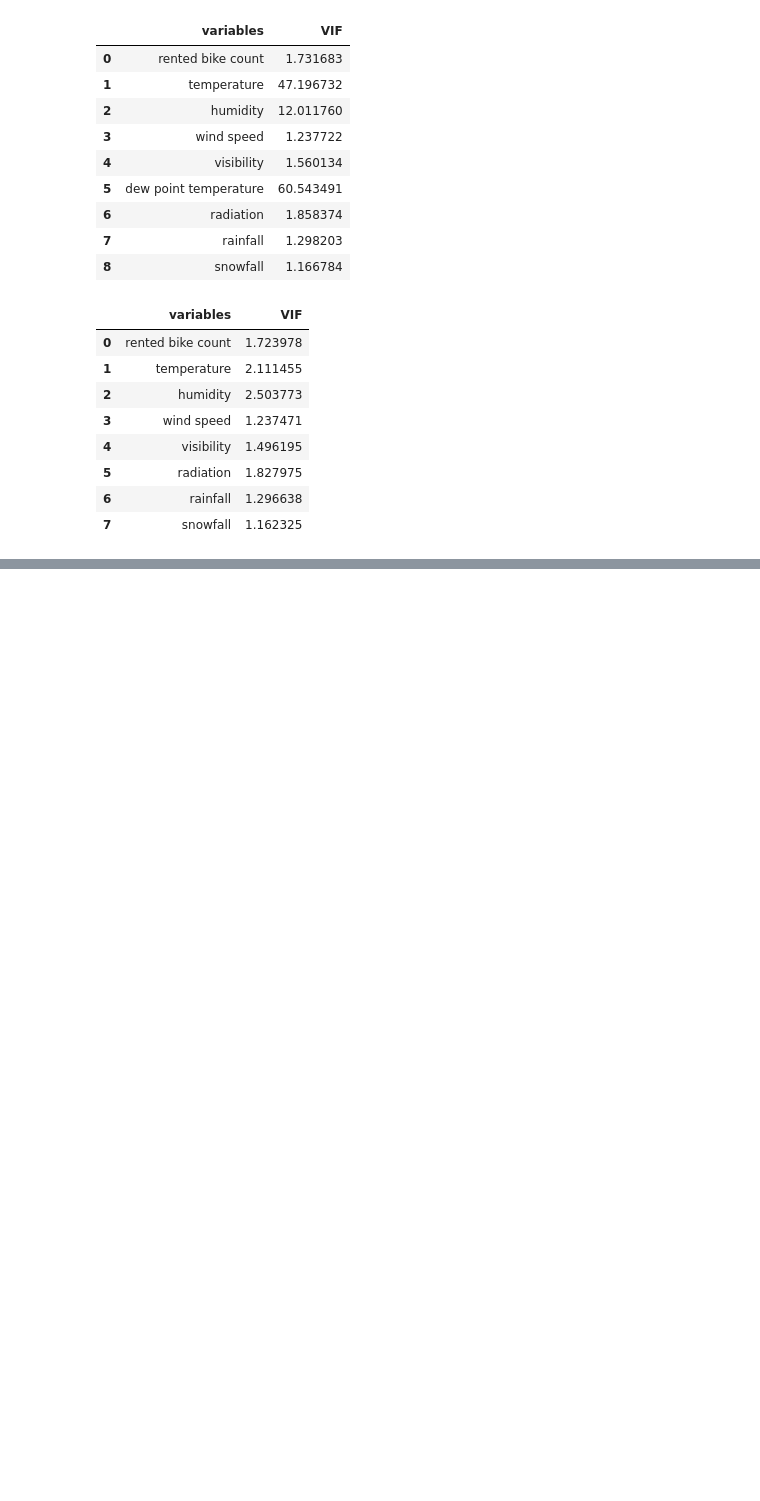
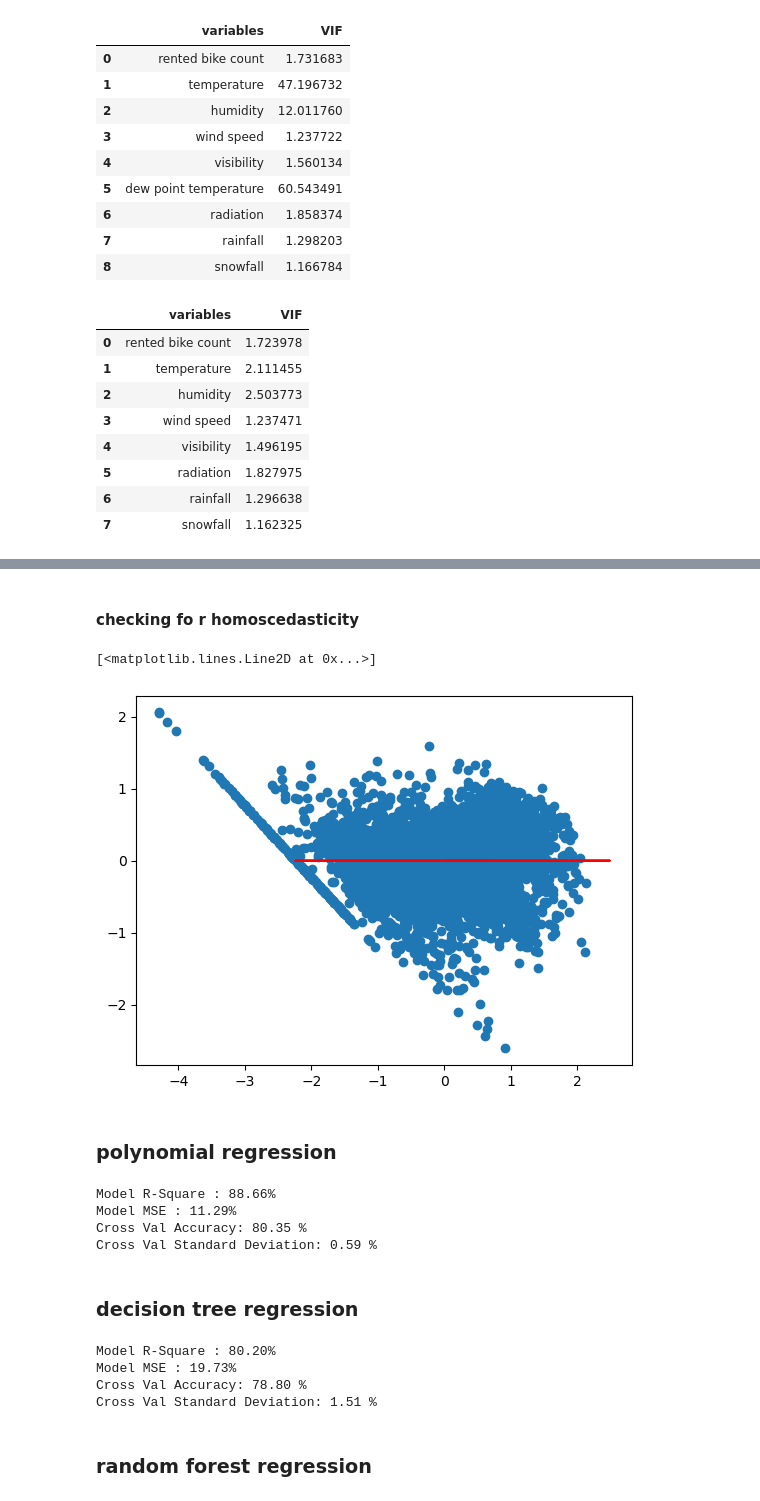
Before and after one commit to satyam-9/Rental_bike_count_prediction, a Jupyter notebook: Rental-bike-prediction.ipynb, the cells around one changed output, grey strips where cells are left out. Saved outputs shown, nothing was run; the diff lists cells and outputs as text; code cells hidden in the pictures; blank space fills up the shorter version.

```diff
--- a/Rental-bike-prediction.ipynb
+++ b/Rental-bike-prediction.ipynb
@@ -305,0 +445,45 @@ del X['dew point temperature'] #this feature is highly correlated
+# %% [markdown]
+#### checking fo r homoscedasticity
+# %%
+plt.scatter(lin_reg.predict(X_train), residuals)
+plt.plot(y_train, [0]*len(y_train),c='r')
+# %% [output]
+[<matplotlib.lines.Line2D at 0x...>]
+[figure, added]
+# %% [markdown]
+### polynomial regression
+# %%
+poly_reg=PolynomialFeatures(degree=2)
+model=LinearRegression()
+model.fit(poly_reg.fit_transform(X_train),y_train)
+y_pred=model.predict(poly_reg.fit_transform(X_test))
+print(f"Model R-Square : {r2_score(y_test,y_pred)*100:.2f}%")
+print(f"Model MSE : {mean_squared_error(y_test,y_pred)*100:.2f}%")
+accuracies = cross_val_score(estimator = model, X = X_train, y = y_train, cv = 5)
+print("Cross Val Accuracy: {:.2f} %".format(accuracies.mean()*100))
+print("Cross Val Standard Deviation: {:.2f} %".format(accuracies.std()*100))
+model_comparison['Polynomial Regression']=[r2_score(y_test,y_pred),mean_squared_error(y_test,y_pred),(accuracies.mean()),(accuracies.std())]
+# %% [output]
+Model R-Square : 88.66%
+Model MSE : 11.29%
+Cross Val Accuracy: 80.35 %
+Cross Val Standard Deviation: 0.59 %
+# %% [markdown]
+### decision tree regression
+# %%
+model=DecisionTreeRegressor()
+model.fit(X_train,y_train)
+y_pred=model.predict(X_test)
+print(f"Model R-Square : {r2_score(y_test,y_pred)*100:.2f}%")
+print(f"Model MSE : {mean_squared_error(y_test,y_pred)*100:.2f}%")
+accuracies = cross_val_score(estimator = model, X = X_train, y = y_train, cv = 5)
+print("Cross Val Accuracy: {:.2f} %".format(accuracies.mean()*100))
+print("Cross Val Standard Deviation: {:.2f} %".format(accuracies.std()*100))
+model_comparison['Decision Tree Regression']=[r2_score(y_test,y_pred),mean_squared_error(y_test,y_pred),(accuracies.mean()),(accuracies.std())]
+# %% [output]
+Model R-Square : 80.20%
+Model MSE : 19.73%
+Cross Val Accuracy: 78.80 %
+Cross Val Standard Deviation: 1.51 %
+# %% [markdown]
+### random forest regression
```
Also changed, not shown: parts of 41 cells of this notebook.
